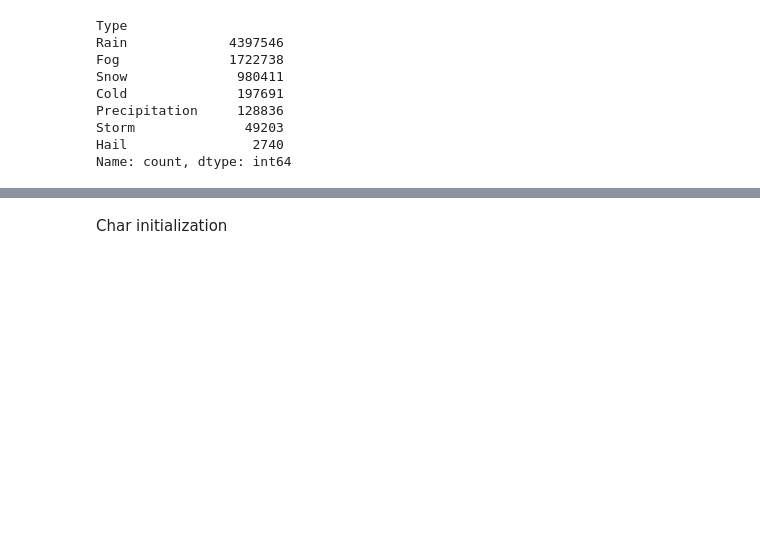
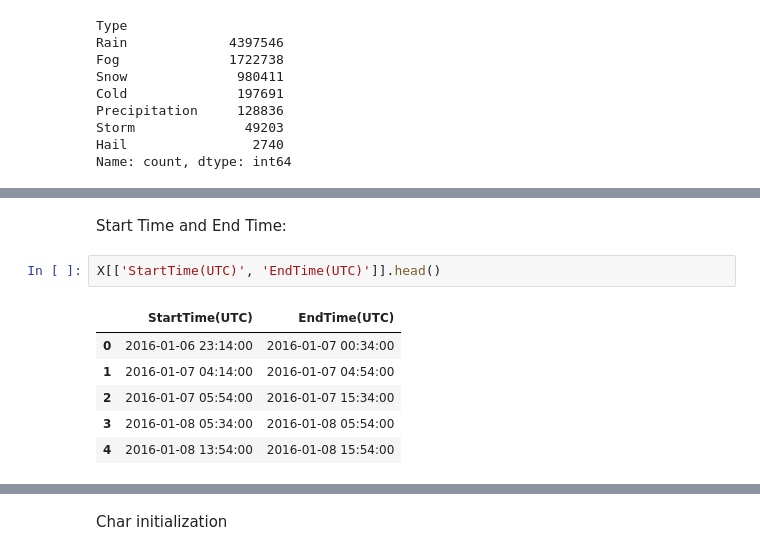
Before and after one commit to fernandohitmas/information_visualization, a Jupyter notebook: us_weather_events_16_20_project/part1.ipynb, the cells around one changed output, grey strips where cells are left out. Drawn from its saved outputs; the diff is of its cells as text; blank space fills up the shorter version.

```diff
--- a/us_weather_events_16_20_project/part1.ipynb
+++ b/us_weather_events_16_20_project/part1.ipynb
@@ -112,0 +159,11 @@ Name: count, dtype: int64
+# %% [markdown]
+Start Time and End Time:
+# %%
+X[['StartTime(UTC)', 'EndTime(UTC)']].head()
+# %% [output]
+|  | StartTime(UTC) | EndTime(UTC) |
+| 0 | 2016-01-06 23:14:00 | 2016-01-07 00:34:00 |
+| 1 | 2016-01-07 04:14:00 | 2016-01-07 04:54:00 |
+| 2 | 2016-01-07 05:54:00 | 2016-01-07 15:34:00 |
+| 3 | 2016-01-08 05:34:00 | 2016-01-08 05:54:00 |
+| 4 | 2016-01-08 13:54:00 | 2016-01-08 15:54:00 |
```
Also changed, not shown: parts of 47 cells of this notebook.
